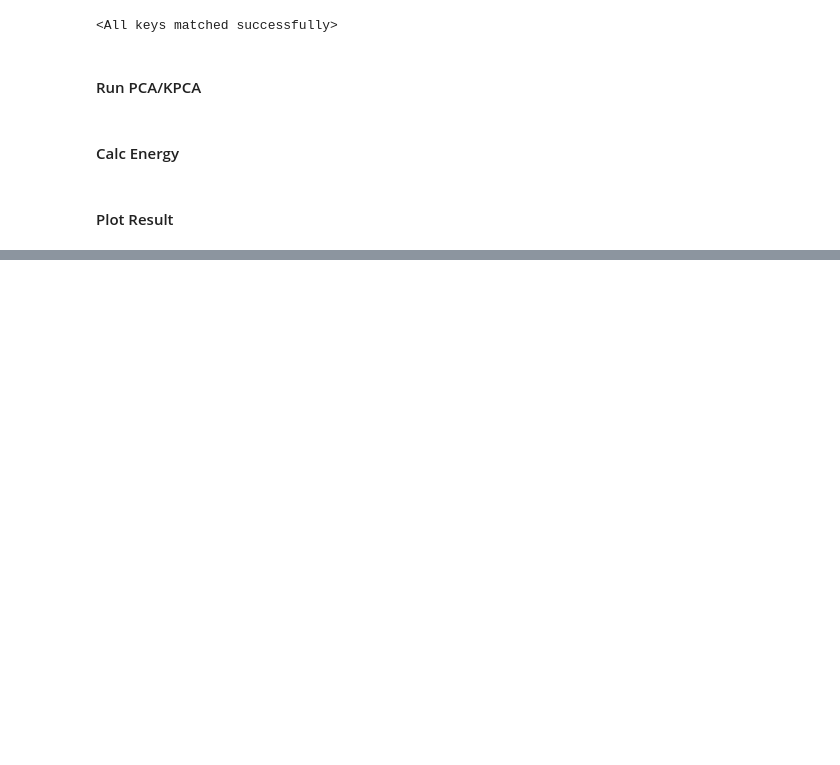
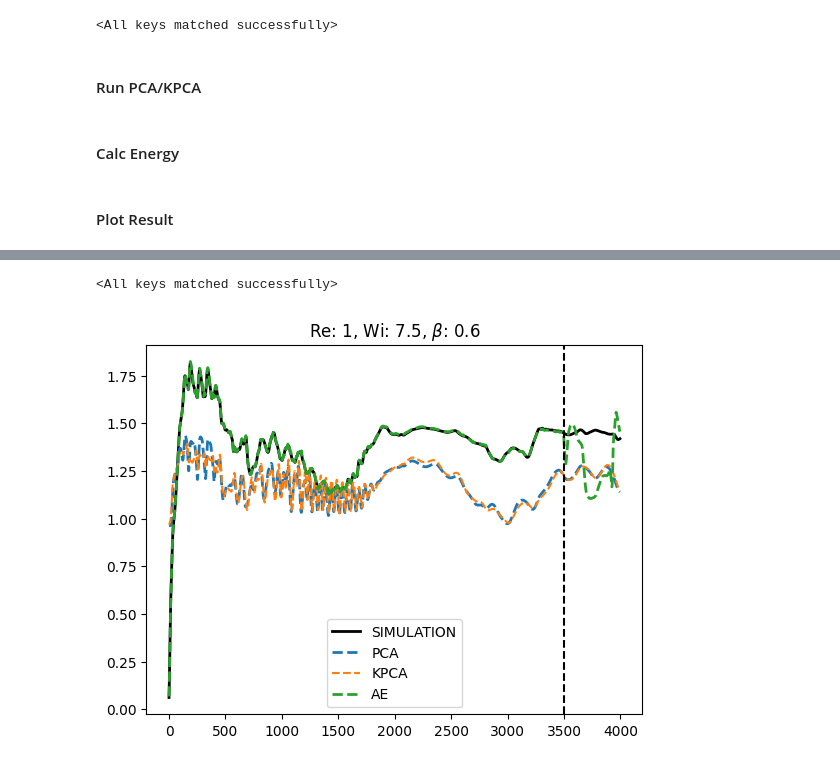
Before and after one commit to fabioamaral08/reduction-methods, a Jupyter notebook: Test_Results.ipynb, the cells around one changed output, grey strips where cells are left out. Drawn from its saved outputs; the diff is of its cells as text; code cells hidden in the pictures; blank space fills up the shorter version.

```diff
--- a/Test_Results.ipynb
+++ b/Test_Results.ipynb
@@ -135,0 +284,8 @@ plt.legend()
+# %%
+# NN part
+latent_dim = 3
+autoencoder = Autoencoder.AutoencoderModule(n_input= X_torch.shape[-1], latent_dim = latent_dim, max_in=upper_bound, min_in=lower_bound).to(device)
+
+autoencoder.load_state_dict(torch.load(f'../Models/Dense_Pred_Latent_{latent_dim}/Re{Re:g}_Wi{Wi:g}_beta{beta:g}/best_autoencoder',map_location=torch.device('cpu')))
+# %% [output]
+<All keys matched successfully>
@@ -135,0 +297,28 @@ plt.legend()
+# %%
+degree = 1
+
+# PCA
+ncomp = latent_dim
+Qtest, _, _, _ = kpca(X.T, n_components=ncomp, kernel='linear', gamma=alpha, norm='DIV', eps = None)
+
+Q2 = np.concatenate([np.ones((X.shape[1],1))] + [Qtest**(k+1) for k in range(degree)], axis=1)
+R, _, _, _ = np.linalg.lstsq(Q2, X.T, rcond=None)
+
+X_linear = R.T@Q2.T
+
+# KPCA
+Qtest, _, _, _ = kpca(X.T, n_components=ncomp, kernel='oldroyd', gamma=alpha, norm='DIV', eps = None, dx = dx, dy = dx)
+
+Q2 = np.concatenate([np.ones((X.shape[1],1))] + [Qtest**(k+1) for k in range(degree)], axis=1)
+R, _, _, _ = np.linalg.lstsq(Q2, X.T, rcond=None)
+
+X_oldroyd = R.T@Q2.T
+# %%
+# Energy From data
+elastic, kinetic, total = calc_energy(X,Wi,beta,Re, dx = dx, dy = dx)
+# Energy From PCA
+elastic_linear, kinetic_linear, total_linear = calc_energy(X_linear,Wi,beta,Re,dx = dx, dy = dx)
+# Energy From KPCA
+elastic_oldroyd, kinetic_oldroyd, total_oldroyd = calc_energy(X_oldroyd,Wi,beta,Re,dx = dx, dy = dx)
+# Energy From Autoencoder
+elastic_ae, kinetic_ae, total_ae = calc_energy(X_ae,Wi,beta,Re,dx = dx, dy = dx)
@@ -135,0 +328,16 @@ plt.legend()
+# %%
+ini = 0
+fim = -1
+lw = 2
+plt.plot(total[ini:fim], label = 'SIMULATION',color='k', lw = lw)
+plt.plot(total_linear[ini:fim],'--', label = 'PCA', lw = lw)
+plt.plot(total_oldroyd[ini:fim],'--', label = 'KPCA')
+plt.plot(total_ae[ini:fim],'--', label = 'AE', lw = lw)
+plt.title(f'Re: {Re:g}, Wi: {Wi:g}, $\\beta$: {beta:g}')
+plt.legend()
+
+plt.axvline(len(total) - 500,color = 'k', linestyle='dashed')
+
+plt.savefig(f'{imgdir}/Re{Re:g}_Wi{Wi:g}_beta{beta:g}.png')
+# %% [output]
+[figure, added]
```
Also changed, not shown: parts of 17 cells of this notebook, 24 other files.
